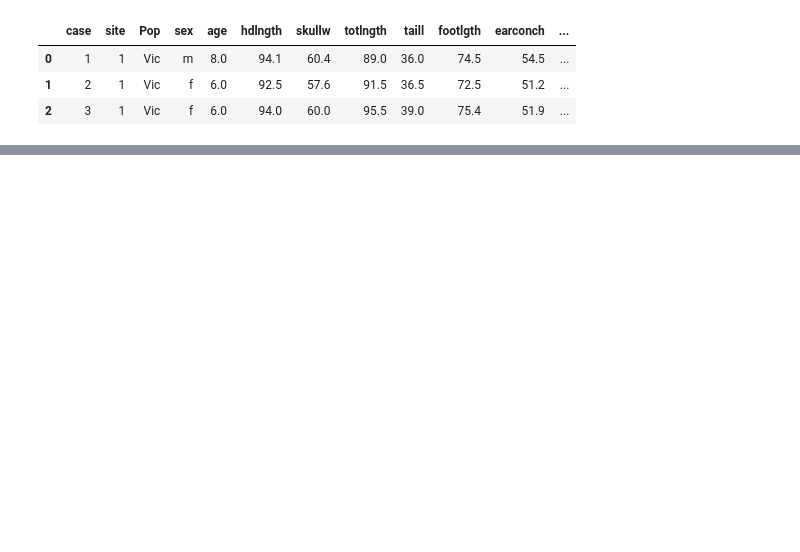
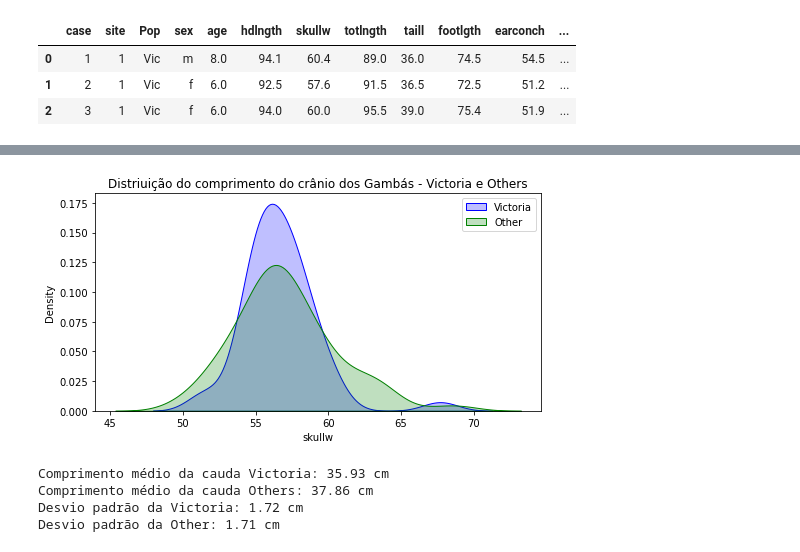
Before and after one commit to Gabrieleas10/kolmogorov-smirnov-test, a Jupyter notebook: ks_tests.ipynb, the cells around one changed output, grey strips where cells are left out. Cells and saved outputs as stored; diff of their text form; code cells hidden in the pictures; blank space fills up the shorter version.

```diff
--- a/ks_tests.ipynb
+++ b/ks_tests.ipynb
@@ -79,0 +160,22 @@ df_f = df.loc[df['sex']=='f']
+# %%
+### plot da distribuição de frequencia ###
+plt.figure(figsize=(8,4))
+plt.title("Distriuição do comprimento do crânio dos Gambás - Victoria e Others")
+
+sns.kdeplot(df_vic['skullw'], color='blue', shade=True, label='Victoria')
+sns.kdeplot(df_oth['skullw'], color='green', shade=True, label='Other')
+plt.legend()
+plt.show()
+# %% [output]
+[figure, added]
+# %%
+### estatísticas do comprimento da cauda dos gambás de populações distintas ###
+print('Comprimento médio da cauda Victoria:',round(df_vic['taill'].mean(),2),'cm')
+print('Comprimento médio da cauda Others:',round(df_oth['taill'].mean(),2),'cm')
+print('Desvio padrão da Victoria:',round(df_vic['taill'].std(),2),'cm')
+print('Desvio padrão da Other:',round(df_oth['taill'].std(),2),'cm')
+# %% [output]
+Comprimento médio da cauda Victoria: 35.93 cm
+Comprimento médio da cauda Others: 37.86 cm
+Desvio padrão da Victoria: 1.72 cm
+Desvio padrão da Other: 1.71 cm
```
Also changed, not shown: parts of 27 cells of this notebook.
